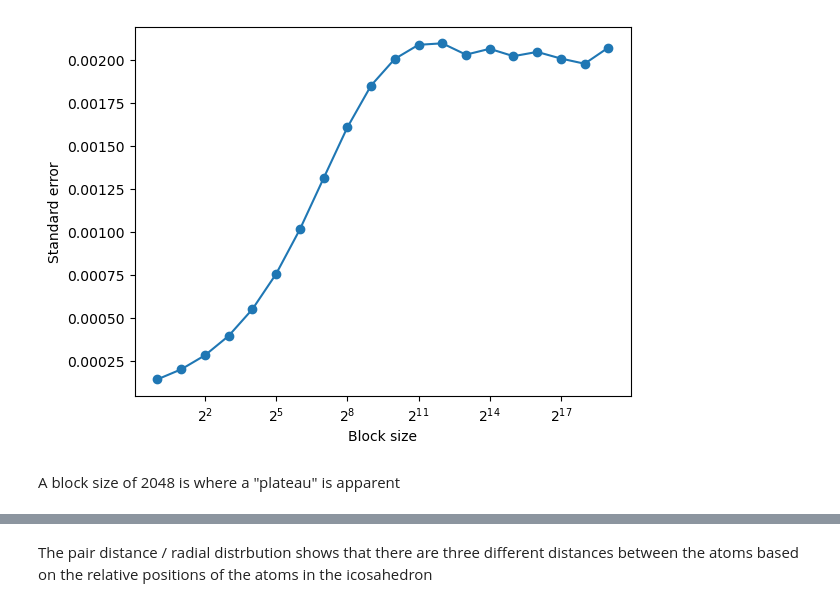
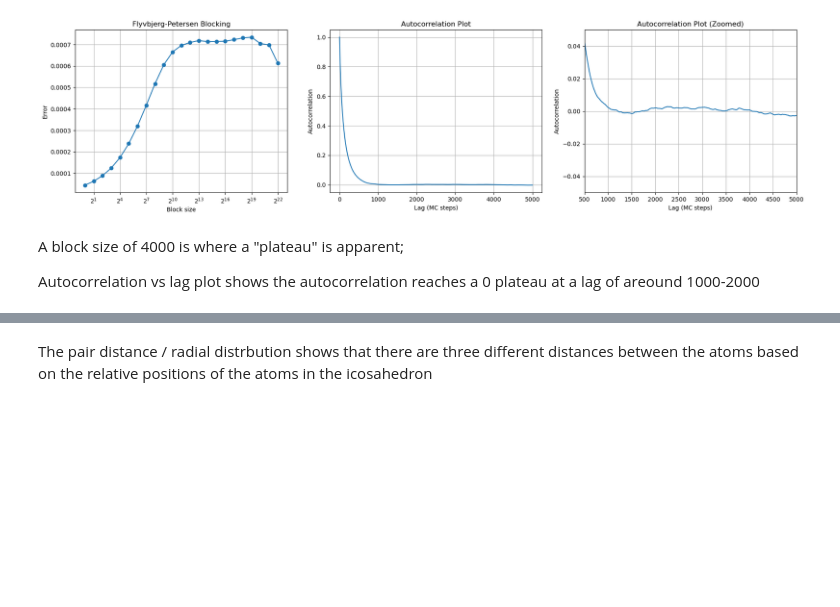
Before and after one commit to anas-aziz2/Summer-Project-2026, a Jupyter notebook: Lennard_Jones_13.ipynb, the cells around one changed output, grey strips where cells are left out. Drawn from its saved outputs; the diff is of its cells as text; code cells hidden in the pictures; blank space fills up the shorter version.

```diff
--- a/Lennard_Jones_13.ipynb
+++ b/Lennard_Jones_13.ipynb
@@ -127,7 +150,7 @@ def flyvbjerg_petersen(data):
     data = np.asarray(data, dtype=float).copy()
 
     block_sizes = []
-    standard_errors = []
+    errors = []
     variances = []
 
     block_size = 1
@@ -141,7 +164,7 @@ def flyvbjerg_petersen(data):
         error = np.sqrt(variance / n)
 
         block_sizes.append(block_size)
-        standard_errors.append(error)
+        errors.append(error)
         variances.append(variance)
 
         if n % 2 == 1:
@@ -151,18 +174,8 @@ def flyvbjerg_petersen(data):
 
         block_size *= 2
 
-    return np.array(block_sizes), np.array(standard_errors), np.array(variances)
+    return np.array(block_sizes), np.array(errors), np.array(variances)
 # %%
-production_energy = energy_history[10000:]
+production_energy = energy_history[20000:]
 
 block_sizes, errors, variances = flyvbjerg_petersen(production_energy)
-
-plt.plot(block_sizes, errors, marker='o')
-plt.xscale('log', base=2)
-plt.xlabel("Block size")
-plt.ylabel("Standard error")
-plt.show()
-# %% [output]
-[figure, removed]
-# %% [markdown]
-A block size of 2048 is where a "plateau" is apparent
@@ -169,3 +206,35 @@ A block size of 2048 is where a "plateau" is apparent
+# %%
+autocorr = autocorrelation(production_energy, max_lag=5000)
+# %%
+fig, axs = plt.subplots(1, 3, figsize=(22, 5))
+
+axs[0].plot(block_sizes, errors, marker='o')
+axs[0].set_xscale('log', base=2)
+axs[0].set_xlabel("Block size")
+axs[0].set_ylabel("Error")
+axs[0].grid(True)
+axs[0].set_title('Flyvbjerg-Petersen Blocking')
+
+
+axs[1].plot(range(5000),autocorr)
+axs[1].set_xlabel("Lag (MC steps)")
+axs[1].set_ylabel("Autocorrelation")
+axs[1].grid(True)
+axs[1].set_title('Autocorrelation Plot')
+
+axs[2].plot(range(5000),autocorr)
+axs[2].set_xlabel("Lag (MC steps)")
+axs[2].set_ylabel("Autocorrelation")
+axs[2].set_xlim([500, 5000])
+axs[2].set_ylim([-0.05, 0.05])
+axs[2].set_title('Autocorrelation Plot (Zoomed)')
+axs[2].grid(True)
+# %% [output]
+[figure, added]
+# %% [markdown]
+A block size of 4000 is where a "plateau" is apparent;
+
+Autocorrelation vs lag plot shows the autocorrelation reaches a 0 plateau at a lag of areound 1000-2000
 # %%
 for b,e in zip(block_sizes, errors):
     print(b,e)
```
Also changed, not shown: parts of 19 cells of this notebook, 4 other files.
